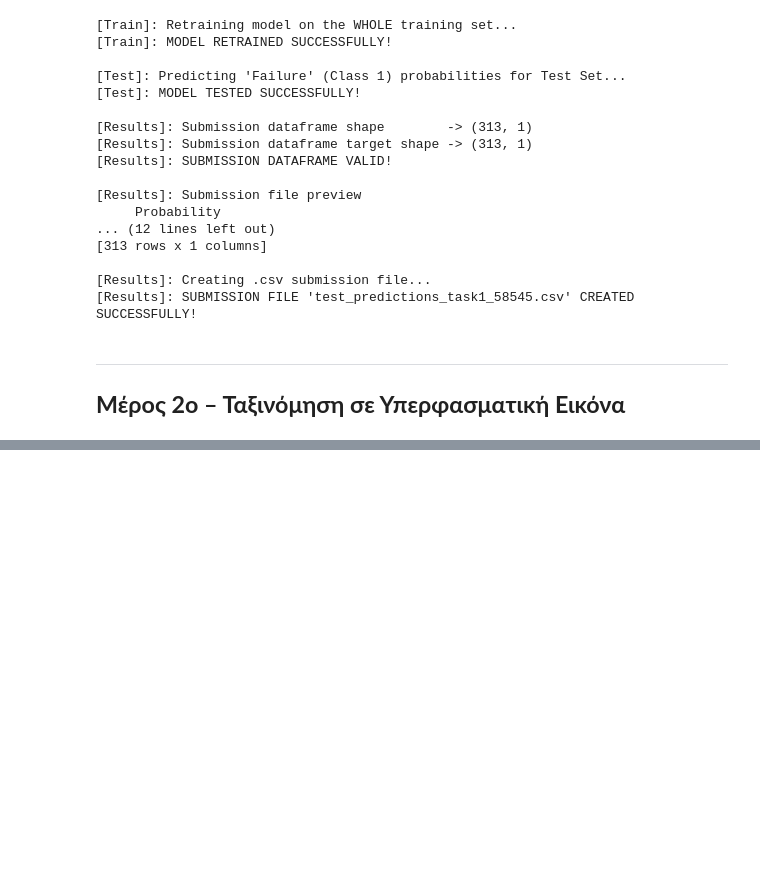
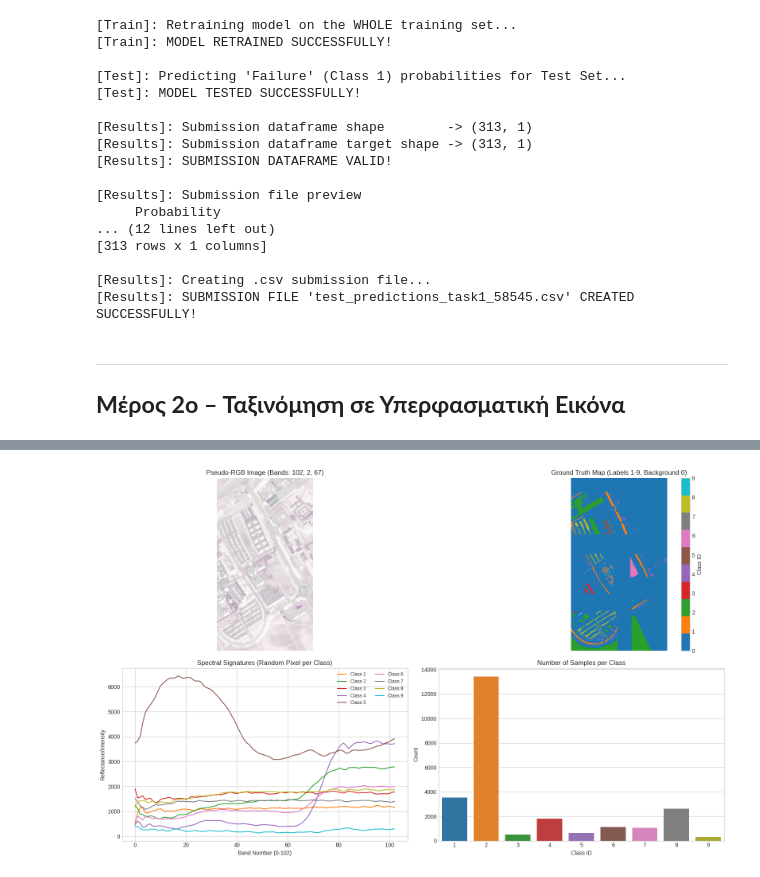
Before and after one commit to iliaxant/Pattern_Recognition_Final_Project, a Jupyter notebook: Final_Project_PR_58545.ipynb, the cells around one changed output, grey strips where cells are left out. Cells and saved outputs as stored; diff of their text form; code cells hidden in the pictures; blank space fills up the shorter version.

```diff
--- a/Final_Project_PR_58545.ipynb
+++ b/Final_Project_PR_58545.ipynb
@@ -803,0 +811,16 @@ else:
+# %%
+with h5py.File("HyperspectralTask.mat", "r") as f:
+    Data = np.array(f["Data"])
+    Labels = np.array(f["Labels"])
+
+print("Initial shapes:")
+print(f"Data:   {Data.shape}")
+print(f"Labels: {Labels.shape}")
+print("-" * 30)
+
+Data = np.transpose(Data, (2, 1, 0))
+Labels = np.transpose(Labels, (1, 0))
+
+print("Corrected shapes:")
+print(f"Data:   {Data.shape}")
+print(f"Labels: {Labels.shape}\n")
@@ -803,0 +835,75 @@ else:
+# %%
+plt.style.use('seaborn-v0_8-whitegrid')
+fig = plt.figure(figsize=(16, 10))
+
+# --- 1. Οπτικοποίηση μιας "Ψευδο-έγχρωμης" εικόνας (Spatial View) ---
+# Επειδή έχουμε 103 κανάλια, διαλέγουμε 3 (π.χ. 50, 30, 10) για να φτιάξουμε ένα RGB.
+# Αυτό μας βοηθάει να δούμε τη δομή του εδάφους.
+ax1 = plt.subplot(2, 2, 1)
+band_r = 102
+band_g = 2
+band_b = 67
+
+
+# Κανονικοποίηση για σωστή απεικόνιση (0-1)
+img_view = np.zeros((610, 340, 4))
+img_view[:,:, 0] = Data[:,:,band_r] / np.max(Data[:,:,band_r])
+img_view[:,:,1] = Data[:,:,band_g] / np.max(Data[:,:,band_g])
+img_view[:,:,2] = Data[:,:,band_b] / np.max(Data[:,:,band_b])
+
+ax1.imshow(img_view)
+ax1.set_title(f'Pseudo-RGB Image (Bands: {band_r}, {band_g}, {band_b})')
+ax1.axis('off')
+
+# --- 2. Οπτικοποίηση του Ground Truth (Labels) ---
+# Εδώ βλέπουμε ποιες περιοχές ξέρουμε (1-9) και ποιες είναι άγνωστες (0).
+ax2 = plt.subplot(2, 2, 2)
+cmap = plt.get_cmap('tab10', 10) # 10 διακριτά χρώματα
+im = ax2.imshow(Labels, cmap=cmap)
+ax2.set_title('Ground Truth Map (Labels 1-9, Background 0)')
+ax2.axis('off')
+plt.colorbar(im, ticks=range(10), ax=ax2, label='Class ID')
+
+# --- 3. Φασματικές Υπογραφές (Spectral Signatures) ---
+# Παίρνουμε ένα τυχαίο pixel από κάθε κλάση και βλέπουμε τις τιμές του στα 103 κανάλια.
+ax3 = plt.subplot(2, 2, 3)
+unique_labels = np.unique(Labels)
+colors = sns.color_palette("tab10", 10)
+
+for label in unique_labels:
+    if label == 0: continue # Αγνοούμε το background
+
+    # Βρίσκουμε τις συντεταγμένες όλων των pixels αυτής της κλάσης
+    coords = np.argwhere(Labels == label)
+    # Διαλέγουμε ένα τυχαίο pixel
+    idx = np.random.randint(0, len(coords))
+    x, y = coords[idx]
+
+    # Παίρνουμε το φασματικό διάνυσμα (103 τιμές)
+    spectrum = Data[x, y, :]
+
+    ax3.plot(spectrum, label=f'Class {label}', color=colors[label])
+
+ax3.set_title('Spectral Signatures (Random Pixel per Class)')
+ax3.set_xlabel('Band Number (0-102)')
+ax3.set_ylabel('Reflectance/Intensity')
+ax3.legend(loc='upper right', fontsize='small', ncol=2)
+
+# --- 4. Κατανομή Κλάσεων (Class Distribution) ---
+# Μετράμε πόσα pixels έχουμε για εκπαίδευση σε κάθε κλάση.
+ax4 = plt.subplot(2, 2, 4)
+labels_no_background = Labels[Labels > 0] # Αφαιρούμε τα μηδενικά
+sns.countplot(x=labels_no_background, palette="tab10", ax=ax4)
+ax4.set_title('Number of Samples per Class')
+ax4.set_xlabel('Class ID')
+ax4.set_ylabel('Count')
+
+plt.tight_layout()
+plt.show()
+
+# Εκτύπωση ακριβών αριθμών
+print("--- Στατιστικά Δεδομένων ---")
+print(f"Συνολικά Pixels εικόνας: {Labels.size}")
+print(f"Pixels με ετικέτα (Train/Test potential): {labels_no_background.size}")
+print(f"Ποσοστό γνωστών δεδομένων: {(labels_no_background.size / Labels.size)*100:.2f}%")
+# %% [output]
@@ -803,0 +913 @@ else:
+[figure, added]
```
Also changed, not shown: parts of 10 cells of this notebook.
